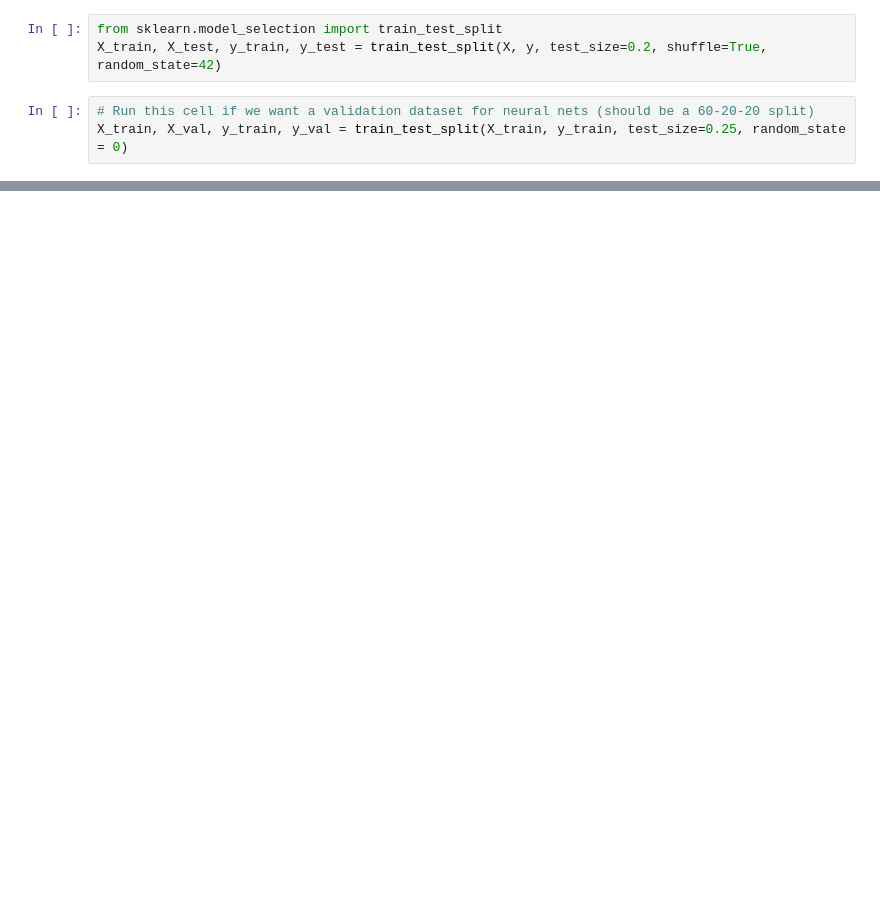
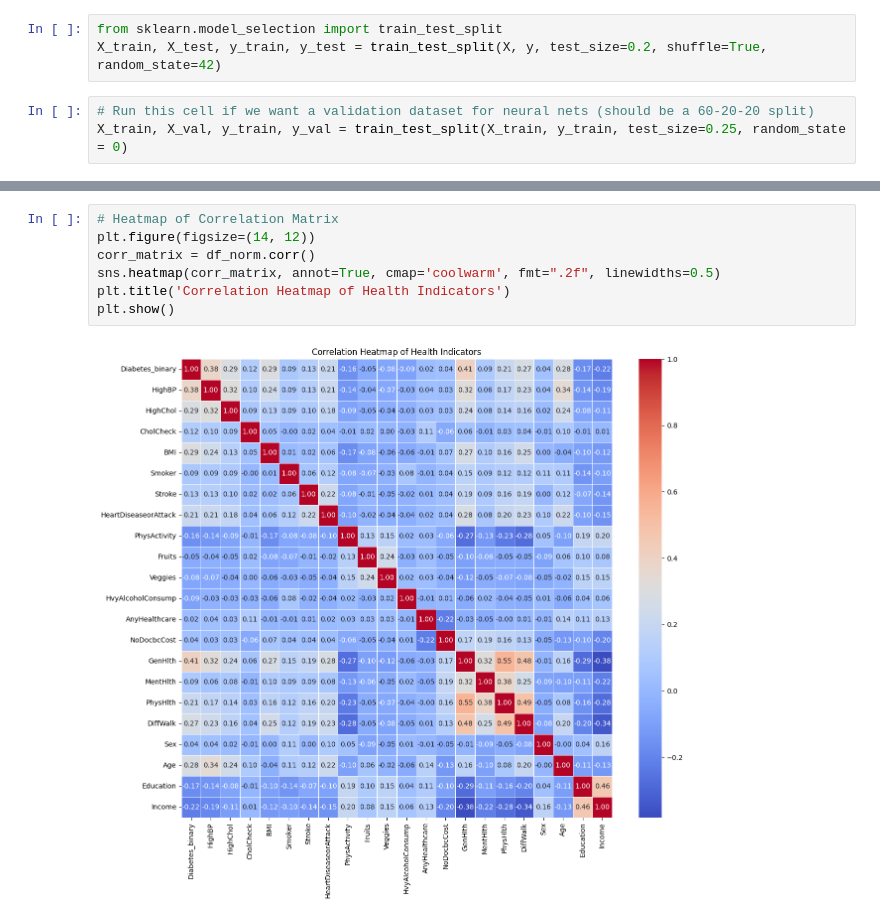
Before and after one commit to vishnub0/AWS-WEP, a Jupyter notebook: AWS15_Preprocessing.ipynb, the cells around one changed output, grey strips where cells are left out. Cells and saved outputs as stored; diff of their text form; blank space fills up the shorter version.

```diff
--- a/AWS15_Preprocessing.ipynb
+++ b/AWS15_Preprocessing.ipynb
@@ -46,0 +185,9 @@ X_train, X_val, y_train, y_val = train_test_split(X_train, y_train, test_size=0.
+# %%
+# Heatmap of Correlation Matrix
+plt.figure(figsize=(14, 12))
+corr_matrix = df_norm.corr()
+sns.heatmap(corr_matrix, annot=True, cmap='coolwarm', fmt=".2f", linewidths=0.5)
+plt.title('Correlation Heatmap of Health Indicators')
+plt.show()
+# %% [output]
+[figure, added]
```
Also changed, not shown: parts of 9 cells of this notebook.
